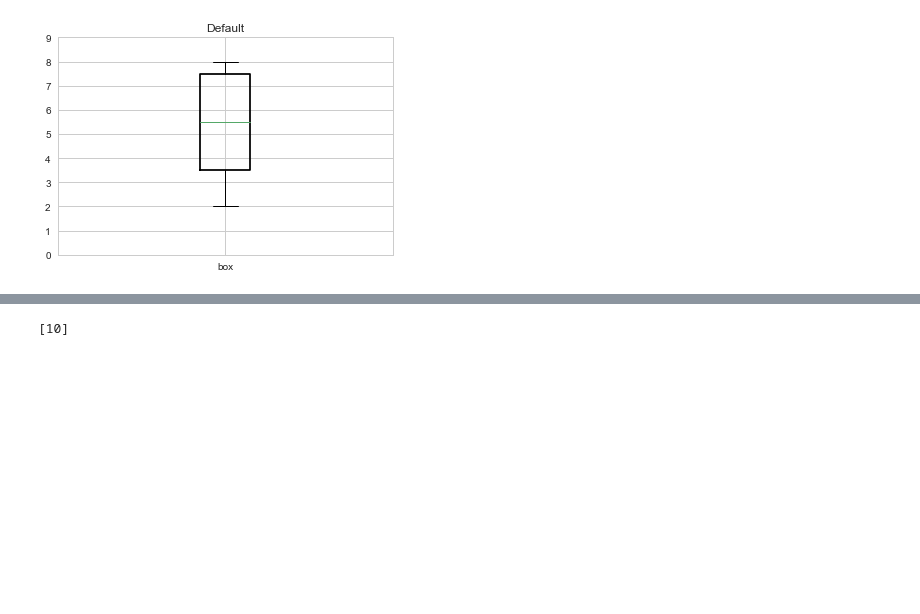
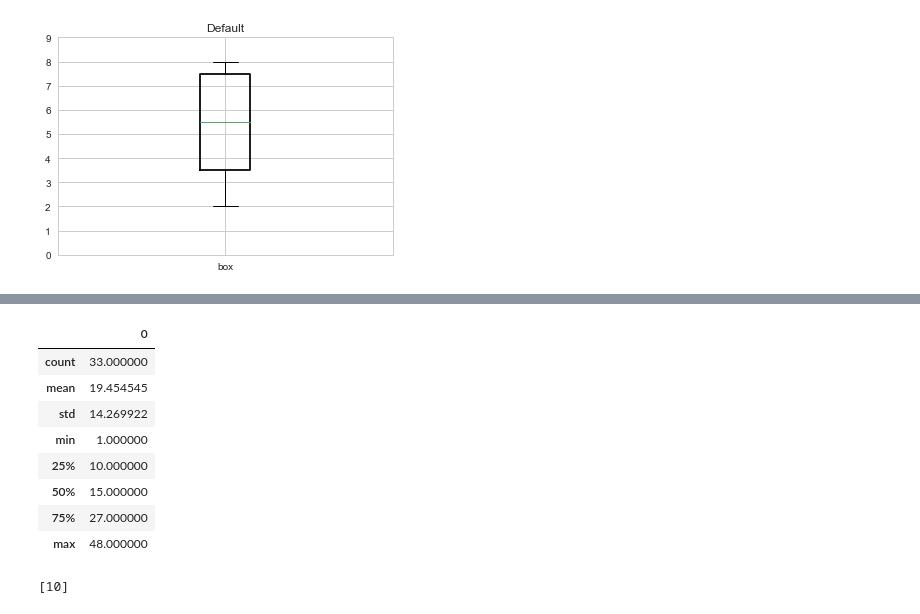
Before and after one commit to mbhall88/pistis, a Jupyter notebook: examples/plot_prototyping.ipynb, the cells around one changed output, grey strips where cells are left out. Drawn from its saved outputs; the diff is of its cells as text; code cells hidden in the pictures; blank space fills up the shorter version.

```diff
--- a/examples/plot_prototyping.ipynb
+++ b/examples/plot_prototyping.ipynb
@@ -111,8 +137,8 @@ plt.yticks(y_axis, y_values)
 gc_content = []
 read_lengths = []
 mean_quality_scores = []
-d_start = OrderedDict((name, []) for name in bin_names)
-d_end = OrderedDict((name, []) for name in bin_names)
+d_start = OrderedDict((name, OrderedDict()) for name in bin_names)
+d_end = OrderedDict((name, OrderedDict()) for name in bin_names)
 for record in data:
 #     gc_content.append(record.gc_content(as_decimal=False))
 #     length = len(record.seq)
@@ -120,8 +146,18 @@ for record in data:
 #     __, q_scores = record.to_Fasta_and_qual()
 #     mean_quality_scores.append(sum(q_scores) / length)
     for i, (start_idx, bin_name) in enumerate(zip(bin_starts[:-1], bin_names)):
-        d_start[bin_name].extend(record[start_idx: bin_starts[i + 1]])
-        d_end[bin_name].extend(record[-bin_starts[i + 1]: -start_idx or None])
+        start_slice = record[start_idx: bin_starts[i + 1]]
+        end_slice = record[-bin_starts[i + 1]: -start_idx or None]
+        for score in start_slice:
+            if score in d_start.get(bin_name):
+                d_start[bin_name][score] += 1
+            else:
+                d_start[bin_name][score] = 1
+        for score in end_slice:
+            if score in d_end.get(bin_name):
+                d_end[bin_name][score] += 1
+            else:
+                d_end[bin_name][score] = 1
 # %%
 d_start
 # %% [output]
@@ -145,3 +198,20 @@ OrderedDict([('1', [22, 31, 36]),
+# %%
+import pandas as pd
+xs = []
+for k, v in d_start['11-20'].items():
+    xs.extend([k] * v)
+df = pd.DataFrame(xs)
+df.describe()
+# %% [output]
+|  | 0 |
+| count | 33.000000 |
+| mean | 19.454545 |
+| std | 14.269922 |
+| min | 1.000000 |
+| 25% | 10.000000 |
+| 50% | 15.000000 |
+| 75% | 27.000000 |
+| max | 48.000000 |
 # %%
 i=9
 j=10
```
Also changed, not shown: parts of 20 cells of this notebook, 14 other files.
